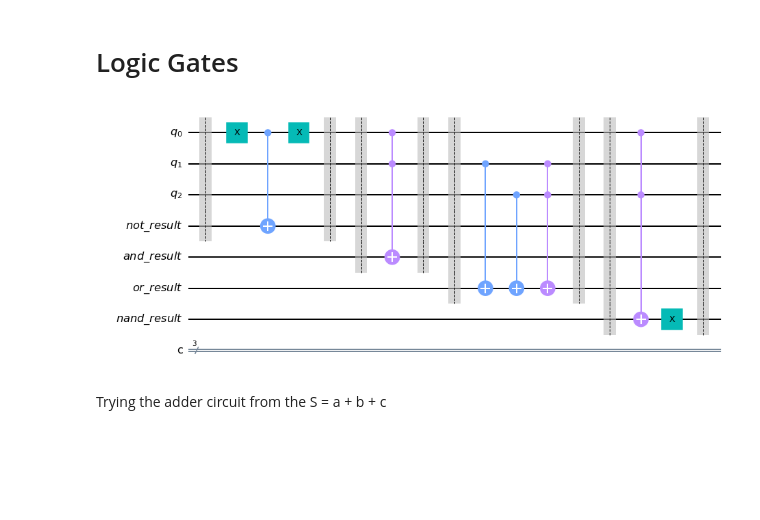
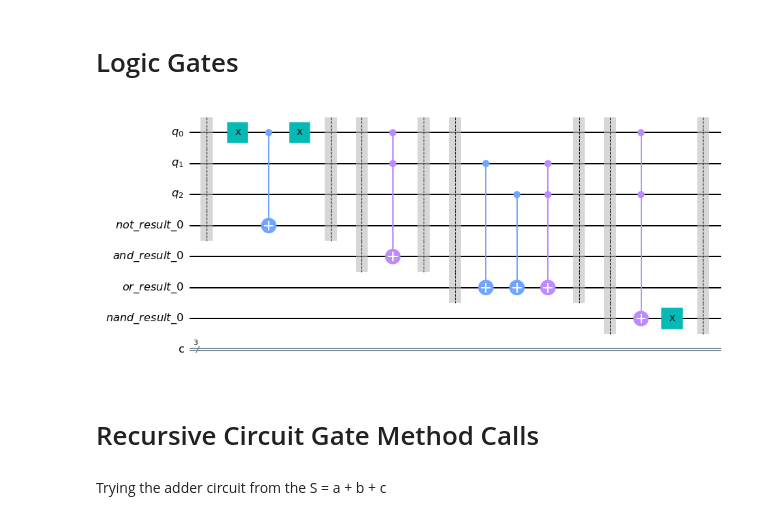
Before and after one commit to ABenoit0226/quantum-place-route, a Jupyter notebook: adder_logic_script.ipynb, the cells around one changed output. Drawn from its saved outputs; the diff is of its cells as text; code cells hidden in the pictures; blank space fills up the shorter version.

Commit message:
Update adder_logic_script.ipynb
modified so output register is a default parmater

```diff
--- a/adder_logic_script.ipynb
+++ b/adder_logic_script.ipynb
@@ -17,60 +17,54 @@ qc1 = QuantumCircuit(q,c)
 
 #---------------------------------------------------------
 
-def and_qbit(qc, bit1, bit2, output):
+def and_qbit(qc, bit1, bit2, output = QuantumRegister(1, 'and_result')):
     qc.add_register(output)
     qc.barrier()
     qc.ccx(bit1, bit2, output)
-    # qc.measure(output, 0)
     qc.barrier()
     return output
 
 
-def or_qbit(qc, bit1, bit2, output):
+def or_qbit(qc, bit1, bit2, output = QuantumRegister(1, 'or_result')):
     qc.add_register(output)
     qc.barrier()
     qc.cx(bit1, output)
     qc.cx(bit2, output)
     qc.ccx(bit1, bit2, output)
-    # qc.measure(output, 0)
     qc.barrier()
     return output
 
-def not_qbit(qc, bit, output):
+def not_qbit(qc, bit, output = QuantumRegister(1, 'not_result')):
     qc.add_register(output)
     qc.barrier()
     qc.x(bit)
     qc.cx(bit, output)
     qc.x(bit)
-    # qc.measure(output, 0)
     qc.barrier()
     return output
 
-def nand_qbit(qc, bit1, bit2, output):
+def nand_qbit(qc, bit1, bit2, output = QuantumRegister(1, 'nand_result')):
     qc.add_register(output)
     qc.barrier()
     qc.ccx(bit1, bit2, output)
     qc.x(output)
-    # qc.measure(output, 0)
     qc.barrier()
     return output
 
 
-temp_not = QuantumRegister(1, 'not_result')
-not_qbit(qc1, q[0], temp_not)
+not_qbit(qc1, q[0])
 #-------------------------------------------
-temp_and = QuantumRegister(1, 'and_result')
-and_qbit(qc1, q[0], q[1], temp_and)
+and_qbit(qc1, q[0], q[1])
 #-------------------------------------------
-temp_or = QuantumRegister(1, 'or_result')
-or_qbit(qc1, q[1], q[2], temp_or)
+or_qbit(qc1, q[1], q[2])
 #-------------------------------------------
-temp_nand = QuantumRegister(1, 'nand_result')
-nand_qbit(qc1, q[0], q[2], temp_nand)
+nand_qbit(qc1, q[0], q[2])
 #-------------------------------------------
 display(qc1.draw('mpl'))
 # %% [output]
-[figure, old version]
+[figure, new version]
+# %% [markdown]
+# Recursive Circuit Gate Method Calls
 # %% [markdown]
 Trying the adder circuit from the S = a + b + c
 # %%
```
